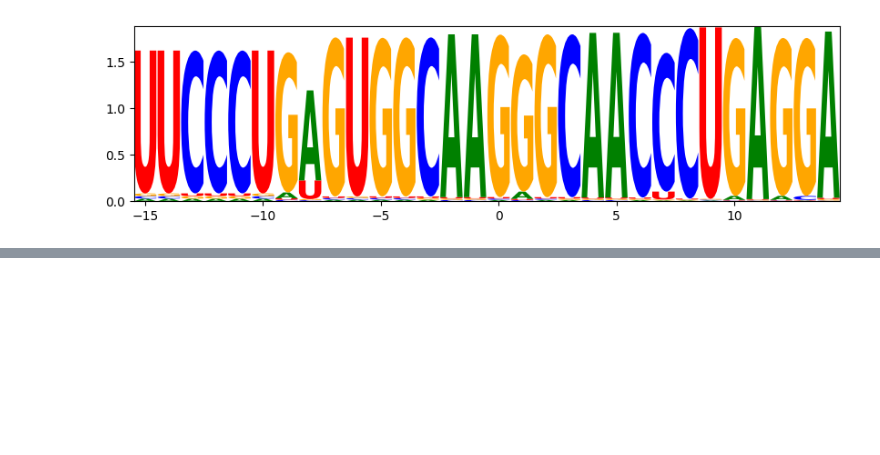
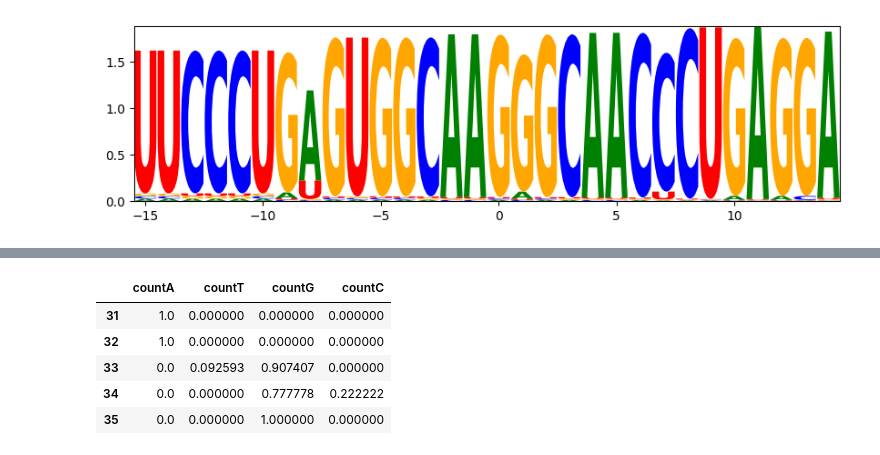
Before and after one commit to WoobeenJeong/miRNA_motif_finding, a Jupyter notebook: Project_006.ipynb, the cells around one changed output, grey strips where cells are left out. Cells and saved outputs as stored; diff of their text form; code cells hidden in the pictures; blank space fills up the shorter version.

```diff
--- a/Project_006.ipynb
+++ b/Project_006.ipynb
@@ -399,0 +489,9 @@ logo = lm.Logo(target, font_name = 'sans-serif')
+# %%
+pup.loc[31:35,['countA', 'countT','countG','countC']]
+# %% [output]
+|  | countA | countT | countG | countC |
+| 31 | 1.0 | 0.000000 | 0.000000 | 0.000000 |
+| 32 | 1.0 | 0.000000 | 0.000000 | 0.000000 |
+| 33 | 0.0 | 0.092593 | 0.907407 | 0.000000 |
+| 34 | 0.0 | 0.000000 | 0.777778 | 0.222222 |
+| 35 | 0.0 | 0.000000 | 1.000000 | 0.000000 |
```
Also changed, not shown: parts of 14 cells of this notebook.
